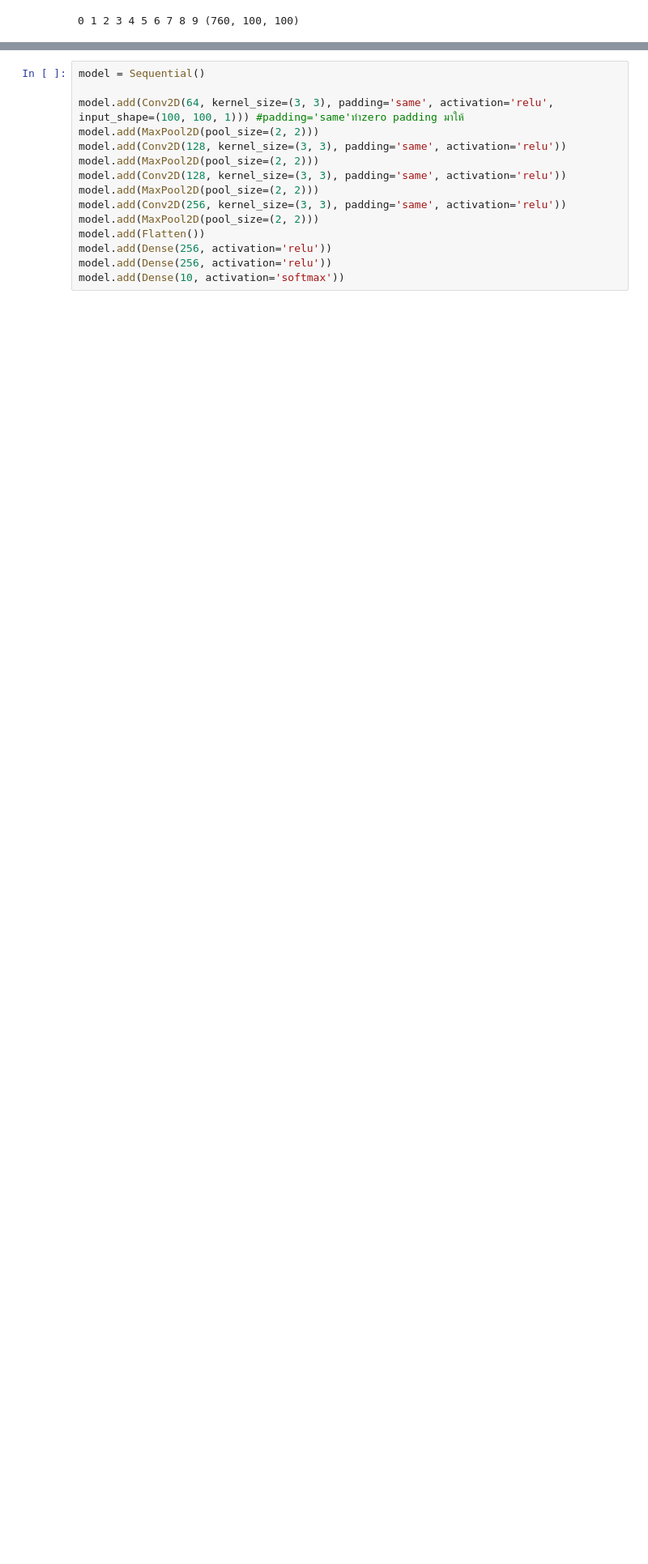
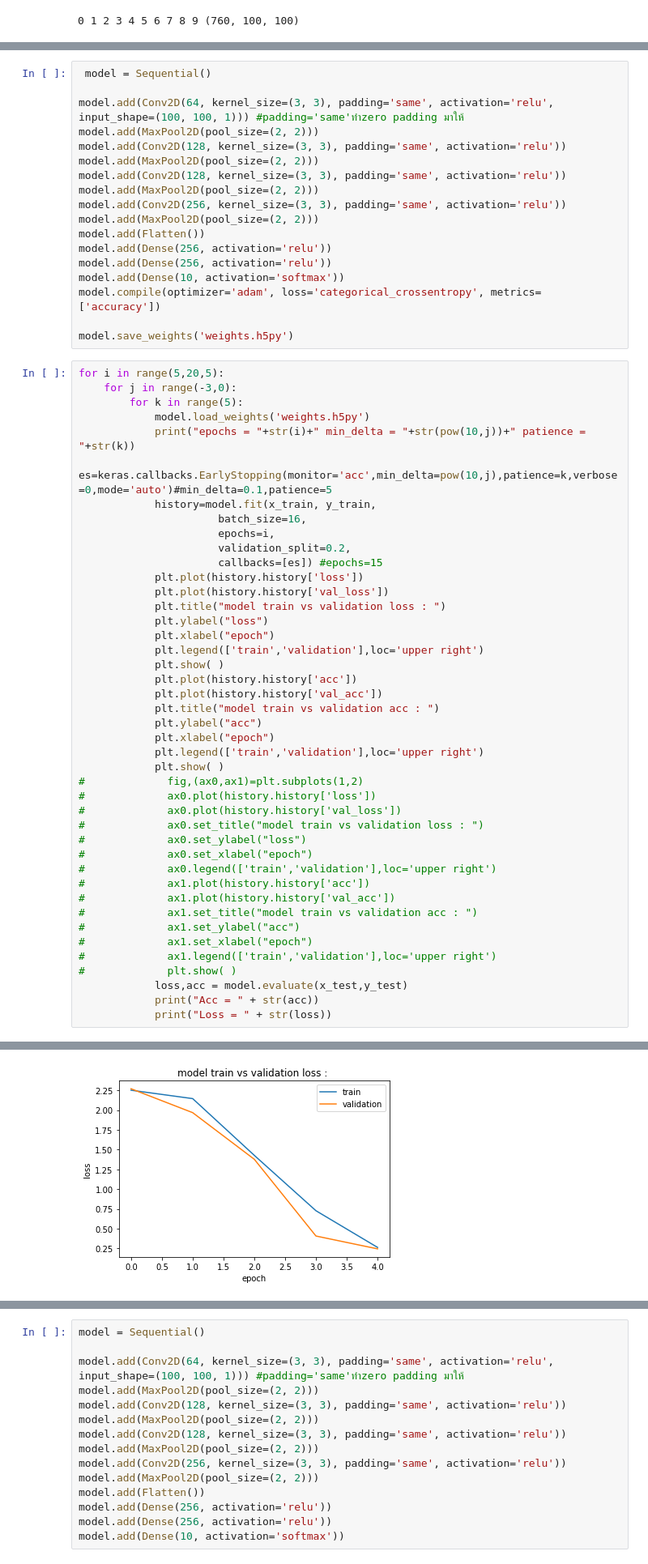
Before and after one commit to Bermewda/Sign-Language-recognition, a Jupyter notebook: new DL.ipynb, the cells around one changed output, grey strips where cells are left out. Shown at 81% size. Cells and saved outputs as stored; diff of their text form; blank space fills up the shorter version.

```diff
--- a/new DL.ipynb
+++ b/new DL.ipynb
@@ -104,0 +110,62 @@ print(x_test.shape[0], 'test samples')
+# %%
+ model = Sequential()
+
+model.add(Conv2D(64, kernel_size=(3, 3), padding='same', activation='relu', input_shape=(100, 100, 1))) #padding='same'ทำzero padding มาให้
+model.add(MaxPool2D(pool_size=(2, 2)))
+model.add(Conv2D(128, kernel_size=(3, 3), padding='same', activation='relu'))
+model.add(MaxPool2D(pool_size=(2, 2)))
+model.add(Conv2D(128, kernel_size=(3, 3), padding='same', activation='relu'))
+model.add(MaxPool2D(pool_size=(2, 2)))
+model.add(Conv2D(256, kernel_size=(3, 3), padding='same', activation='relu'))
+model.add(MaxPool2D(pool_size=(2, 2)))
+model.add(Flatten())
+model.add(Dense(256, activation='relu'))
+model.add(Dense(256, activation='relu'))
+model.add(Dense(10, activation='softmax'))
+model.compile(optimizer='adam', loss='categorical_crossentropy', metrics=['accuracy'])
+
+model.save_weights('weights.h5py')
+# %%
+for i in range(5,20,5):
+    for j in range(-3,0):
+        for k in range(5):
+            model.load_weights('weights.h5py')
+            print("epochs = "+str(i)+" min_delta = "+str(pow(10,j))+" patience = "+str(k))
+            es=keras.callbacks.EarlyStopping(monitor='acc',min_delta=pow(10,j),patience=k,verbose=0,mode='auto')#min_delta=0.1,patience=5
+            history=model.fit(x_train, y_train,
+                      batch_size=16,
+                      epochs=i,
+                      validation_split=0.2,
+                      callbacks=[es]) #epochs=15
+            plt.plot(history.history['loss'])
+            plt.plot(history.history['val_loss'])
+            plt.title("model train vs validation loss : ")
+            plt.ylabel("loss")
+            plt.xlabel("epoch")
+            plt.legend(['train','validation'],loc='upper right')
+            plt.show( )
+            plt.plot(history.history['acc'])
+            plt.plot(history.history['val_acc'])
+            plt.title("model train vs validation acc : ")
+            plt.ylabel("acc")
+            plt.xlabel("epoch")
+            plt.legend(['train','validation'],loc='upper right')
+            plt.show( )
+#             fig,(ax0,ax1)=plt.subplots(1,2)
+#             ax0.plot(history.history['loss'])
+#             ax0.plot(history.history['val_loss'])
+#             ax0.set_title("model train vs validation loss : ")
+#             ax0.set_ylabel("loss")
+#             ax0.set_xlabel("epoch")
+#             ax0.legend(['train','validation'],loc='upper right')
+#             ax1.plot(history.history['acc'])
+#             ax1.plot(history.history['val_acc'])
+#             ax1.set_title("model train vs validation acc : ")
+#             ax1.set_ylabel("acc")
+#             ax1.set_xlabel("epoch")
+#             ax1.legend(['train','validation'],loc='upper right')
+#             plt.show( )
+            loss,acc = model.evaluate(x_test,y_test)
+            print("Acc = " + str(acc))
+            print("Loss = " + str(loss))
+# %% [output]
@@ -104,0 +184 @@ print(x_test.shape[0], 'test samples')
+[figure, added]
```
Also changed, not shown: parts of 15 cells of this notebook.
